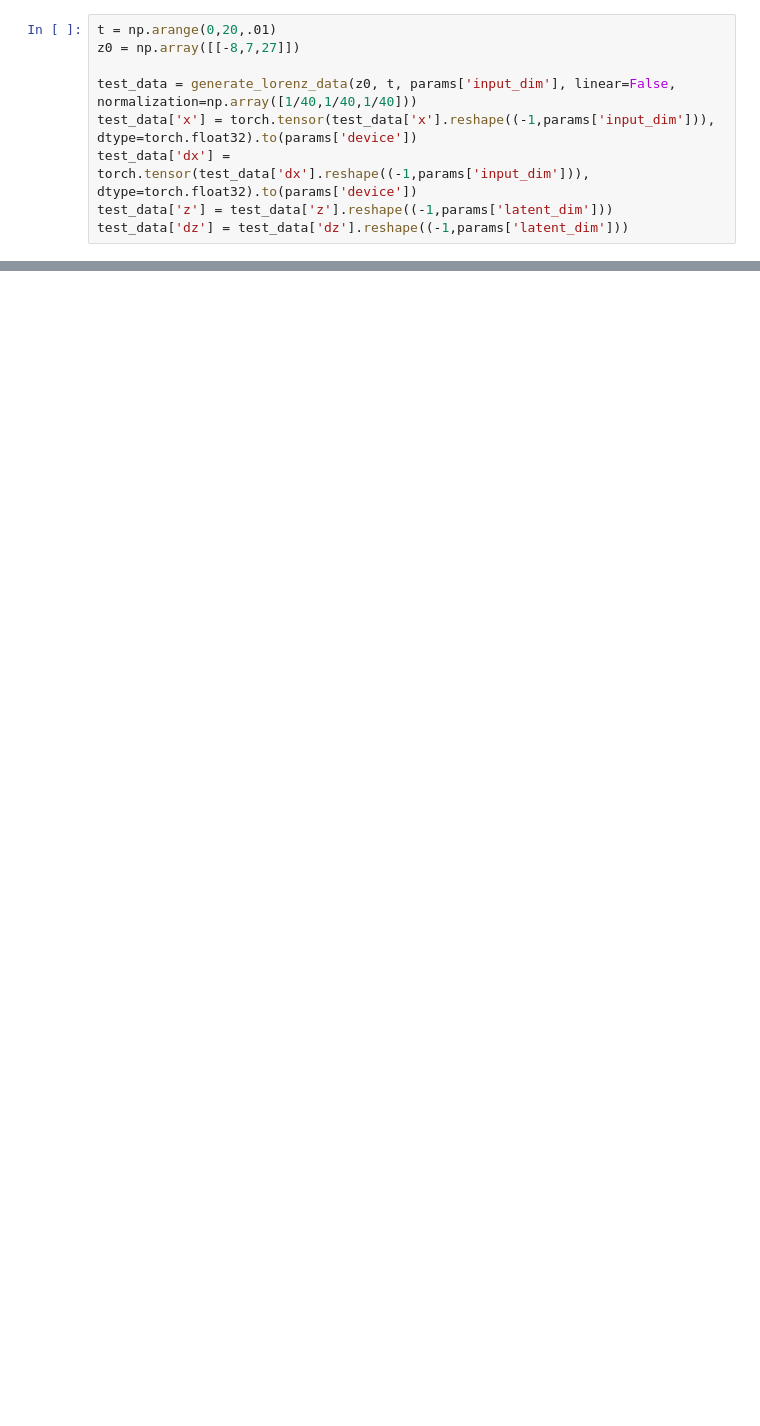
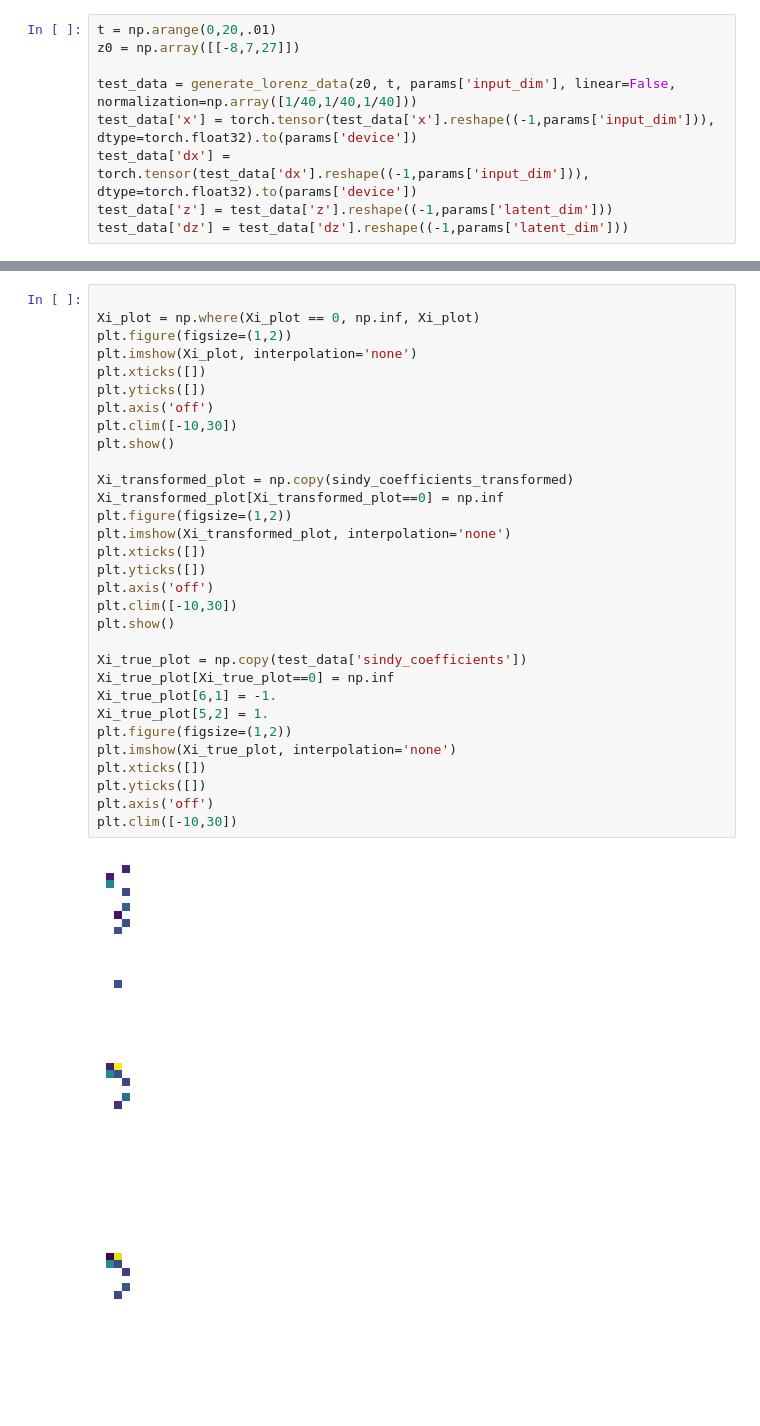
Before and after one commit to ianmaes/CS4240_DeepLearning_Group41_ReproducibilityProject, a Jupyter notebook: Autoencoders-Reproduction/examples/analyze.ipynb, the cells around one changed output, grey strips where cells are left out. Saved outputs shown, nothing was run; the diff lists cells and outputs as text; blank space fills up the shorter version.

```diff
--- a/Autoencoders-Reproduction/examples/analyze.ipynb
+++ b/Autoencoders-Reproduction/examples/analyze.ipynb
@@ -83,0 +107,35 @@ z_sim = sindy_simulate(test_results_z[0], t, params['coefficient_mask']*sindy_co
+# %%
+
+Xi_plot = np.where(Xi_plot == 0, np.inf, Xi_plot)
+plt.figure(figsize=(1,2))
+plt.imshow(Xi_plot, interpolation='none')
+plt.xticks([])
+plt.yticks([])
+plt.axis('off')
+plt.clim([-10,30])
+plt.show()
+
+Xi_transformed_plot = np.copy(sindy_coefficients_transformed)
+Xi_transformed_plot[Xi_transformed_plot==0] = np.inf
+plt.figure(figsize=(1,2))
+plt.imshow(Xi_transformed_plot, interpolation='none')
+plt.xticks([])
+plt.yticks([])
+plt.axis('off')
+plt.clim([-10,30])
+plt.show()
+
+Xi_true_plot = np.copy(test_data['sindy_coefficients'])
+Xi_true_plot[Xi_true_plot==0] = np.inf
+Xi_true_plot[6,1] = -1.
+Xi_true_plot[5,2] = 1.
+plt.figure(figsize=(1,2))
+plt.imshow(Xi_true_plot, interpolation='none')
+plt.xticks([])
+plt.yticks([])
+plt.axis('off')
+plt.clim([-10,30])
+# %% [output]
+[figure, added]
+[figure, added]
+[figure, added]
```
Also changed, not shown: parts of 5 cells of this notebook.
